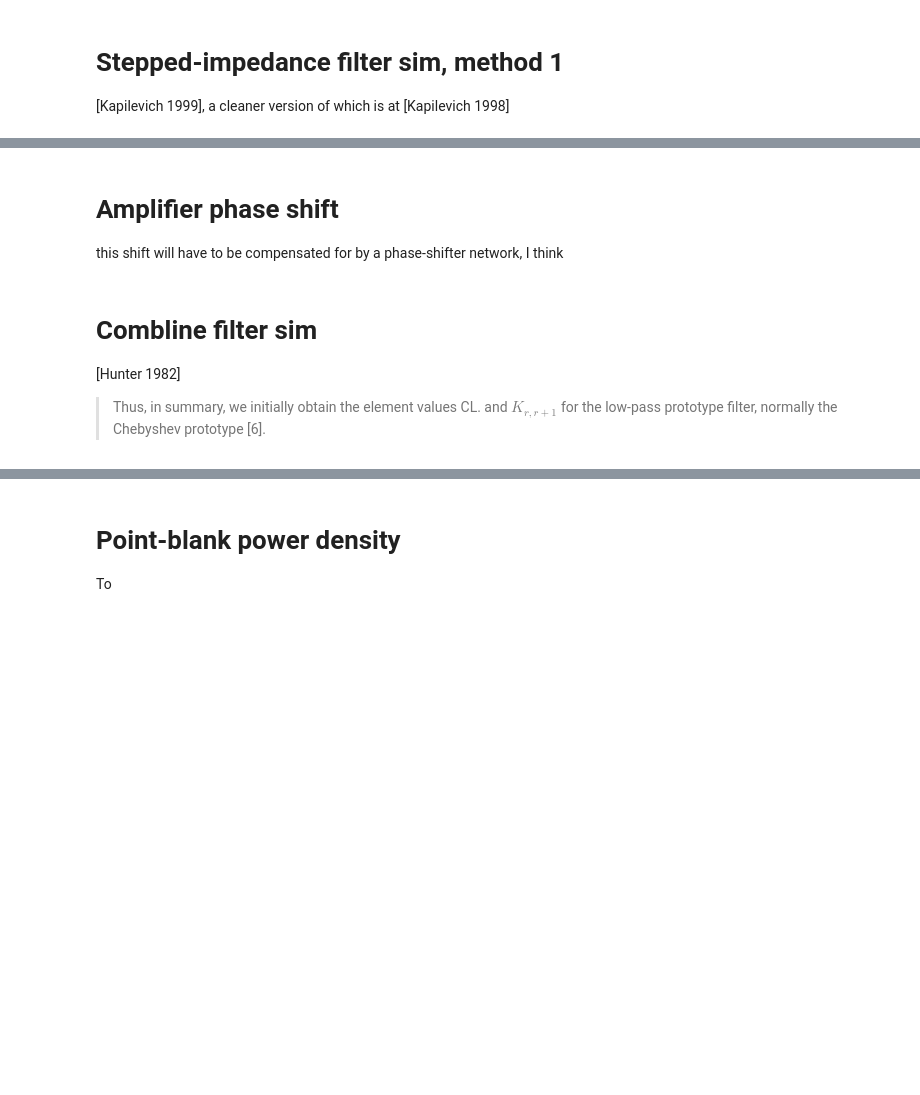
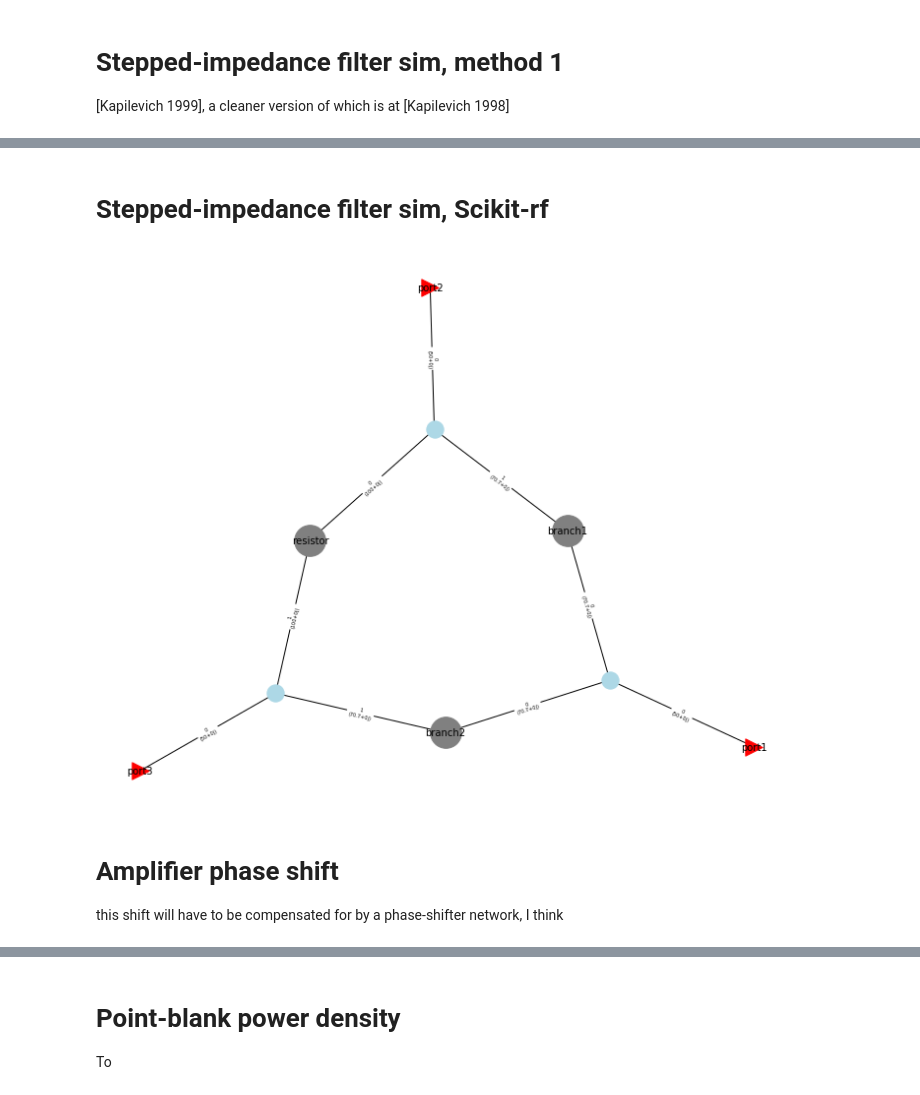
Before and after one commit to 0xDBFB7/covidinator, a Jupyter notebook: documents/global.ipynb, the cells around one changed output, grey strips where cells are left out. Cells and saved outputs as stored; diff of their text form; code cells hidden in the pictures; blank space fills up the shorter version.

```diff
--- a/documents/global.ipynb
+++ b/documents/global.ipynb
@@ -182,14 +252,49 @@ SyntaxError: invalid syntax (<ipython-input-12-3bd0c3c974aa>, line 4)
 # %%
 import qucs.simulate
+# %% [markdown]
+# Stepped-impedance filter sim, Scikit-rf
+# %%
+freq = rf.Frequency(start=0, stop=10, npoints=501, unit='GHz')
+
+# characteristic impedance of the ports
+Z0_ports = 50
+
+# resistor
+R = 100
+line_resistor = rf.media.DefinedGammaZ0(frequency=freq, Z0=R)
+resistor = line_resistor.resistor(R, name='resistor')
+
+# branches
+Z0_branches = np.sqrt(2)*Z0_ports
+beta = freq.w/rf.c
+line_branches = rf.media.DefinedGammaZ0(frequency=freq, Z0=Z0_branches, gamma=0+beta*1j)
+
+d = line_branches.theta_2_d(90, deg=True)  # @ 90°(lambda/4)@ 1 GHz is ~ 75 mm
+branch1 = line_branches.line(d, unit='m', name='branch1')
+branch2 = line_branches.line(d, unit='m', name='branch2')
+
+# ports
+port1 = rf.Circuit.Port(freq, name='port1', z0=50)
+port2 = rf.Circuit.Port(freq, name='port2', z0=50)
+port3 = rf.Circuit.Port(freq, name='port3', z0=50)
+
+# Connection setup
+#┬Note that the order of appearance of the port in the setup is important
+connections = [
+           [(port1, 0), (branch1, 0), (branch2, 0)],
+           [(port2, 0), (branch1, 1), (resistor, 0)],
+           [(port3, 0), (branch2, 1), (resistor, 1)]
+        ]
+
+# Building the circuit
+C = rf.Circuit(connections)
+
+
+C.plot_graph(network_shape='o',network_labels=True, edge_labels=True, port_labels=True, network_size=1000, \
+                 network_fontsize=10, edges_fontsize=10, port_fontsize=10)
+# %% [output]
+[figure, added]
 # %% [markdown]
 # Amplifier phase shift
 
 this shift will have to be compensated for by a phase-shifter network, I think
-# %% [markdown]
-# Combline filter sim
-
-[Hunter 1982]
-
-> Thus, in summary, we initially obtain the element values
-CL. and $K_{r,r+1}$ for the low-pass prototype filter, normally
-the Chebyshev prototype [6].
```
Also changed, not shown: parts of 12 cells of this notebook, 6 other files.
